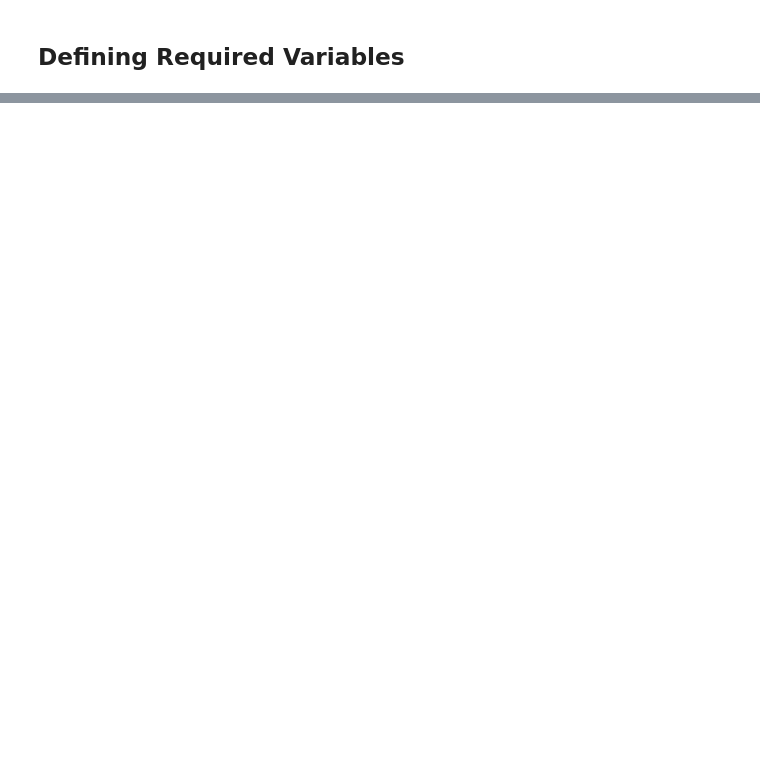
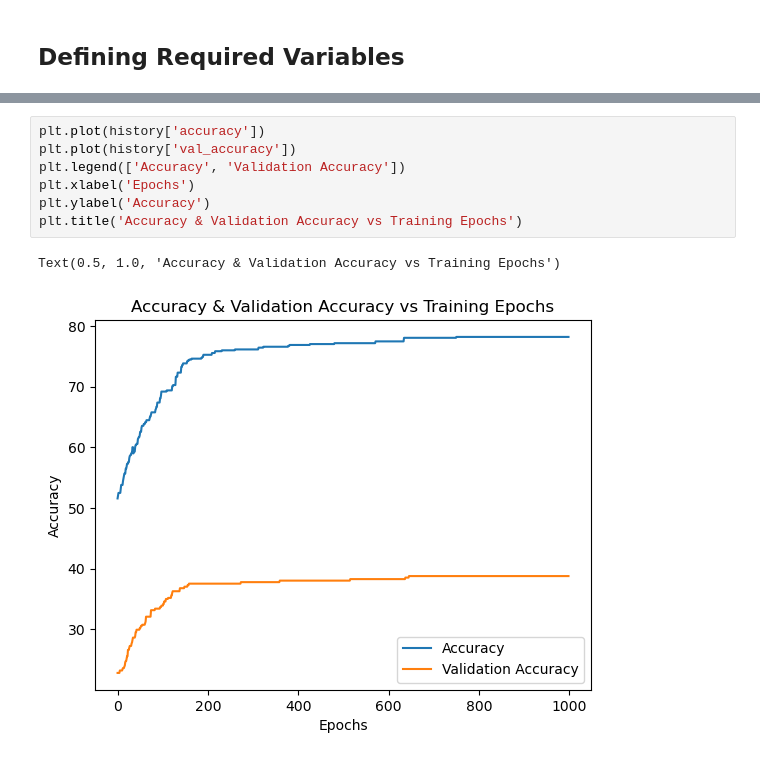
Before and after one commit to AsimWattoo/CustomerSegmentationPython, a Jupyter notebook: Index.ipynb, the cells around one changed output, grey strips where cells are left out. Drawn from its saved outputs; the diff is of its cells as text; blank space fills up the shorter version.

```diff
--- a/Index.ipynb
+++ b/Index.ipynb
@@ -261,0 +383,10 @@ data_df
+# %%
+plt.plot(history['accuracy'])
+plt.plot(history['val_accuracy'])
+plt.legend(['Accuracy', 'Validation Accuracy'])
+plt.xlabel('Epochs')
+plt.ylabel('Accuracy')
+plt.title('Accuracy & Validation Accuracy vs Training Epochs')
+# %% [output]
+Text(0.5, 1.0, 'Accuracy & Validation Accuracy vs Training Epochs')
+[figure, added]
```
Also changed, not shown: parts of 12 cells of this notebook, 4 other files.
